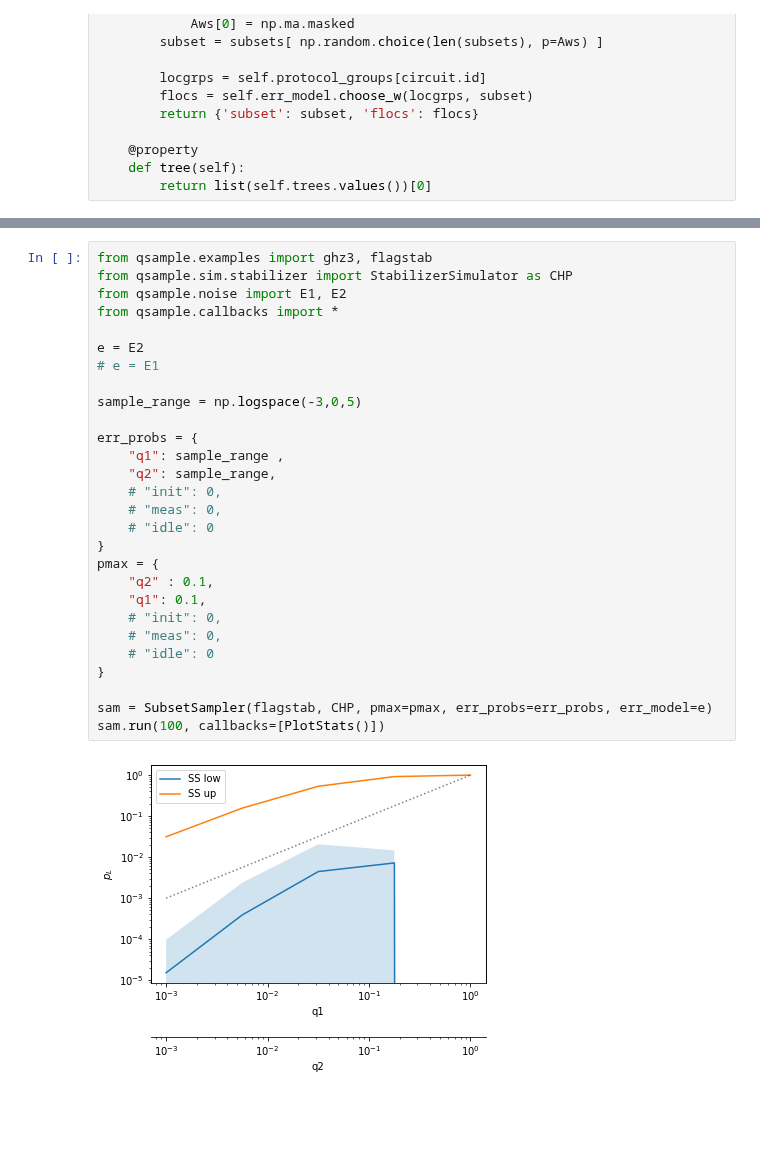
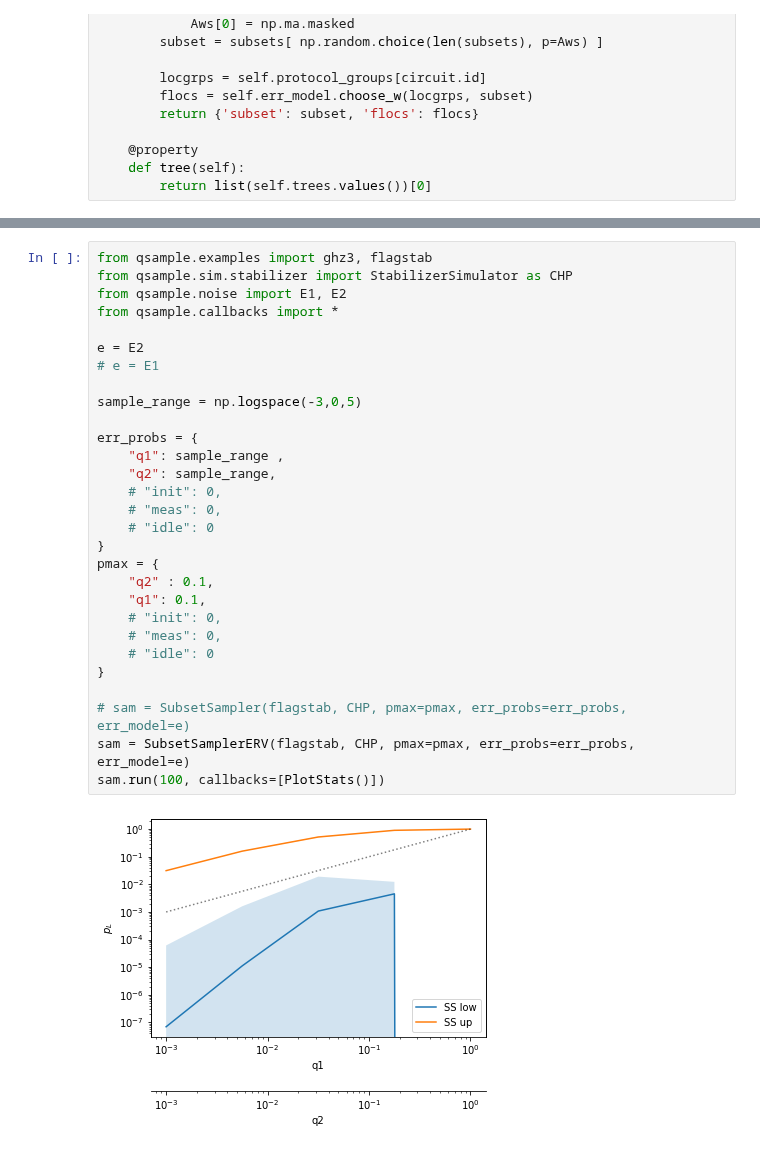
Before and after one commit to dpwinter/qsample, a Jupyter notebook: 06d_sampler.subset.ipynb, the cells around one changed output, grey strips where cells are left out. Cells and saved outputs as stored; diff of their text form; blank space fills up the shorter version.

```diff
--- a/06d_sampler.subset.ipynb
+++ b/06d_sampler.subset.ipynb
@@ -141,33 +150,34 @@ class SubsetSampler(Sampler):
 # %%
 from qsample.examples import ghz3, flagstab
 from qsample.sim.stabilizer import StabilizerSimulator as CHP
 from qsample.noise import E1, E2
 from qsample.callbacks import *
 
 e = E2
 # e = E1
 
 sample_range = np.logspace(-3,0,5)
 
 err_probs = {
     "q1": sample_range ,
     "q2": sample_range,
     # "init": 0,
     # "meas": 0,
     # "idle": 0
 }
 pmax = {
     "q2" : 0.1,
     "q1": 0.1,
     # "init": 0,
     # "meas": 0,
     # "idle": 0
 }
 
-sam = SubsetSampler(flagstab, CHP, pmax=pmax, err_probs=err_probs, err_model=e)
+# sam = SubsetSampler(flagstab, CHP, pmax=pmax, err_probs=err_probs, err_model=e)
+sam = SubsetSamplerERV(flagstab, CHP, pmax=pmax, err_probs=err_probs, err_model=e)
 sam.run(100, callbacks=[PlotStats()])
 # %% [output]
-[figure, old version]
+[figure, new version]
 # %%
 sam.tree.draw()
 # %% [output]
```
Also changed, not shown: parts of 4 cells of this notebook, 10 other files.
